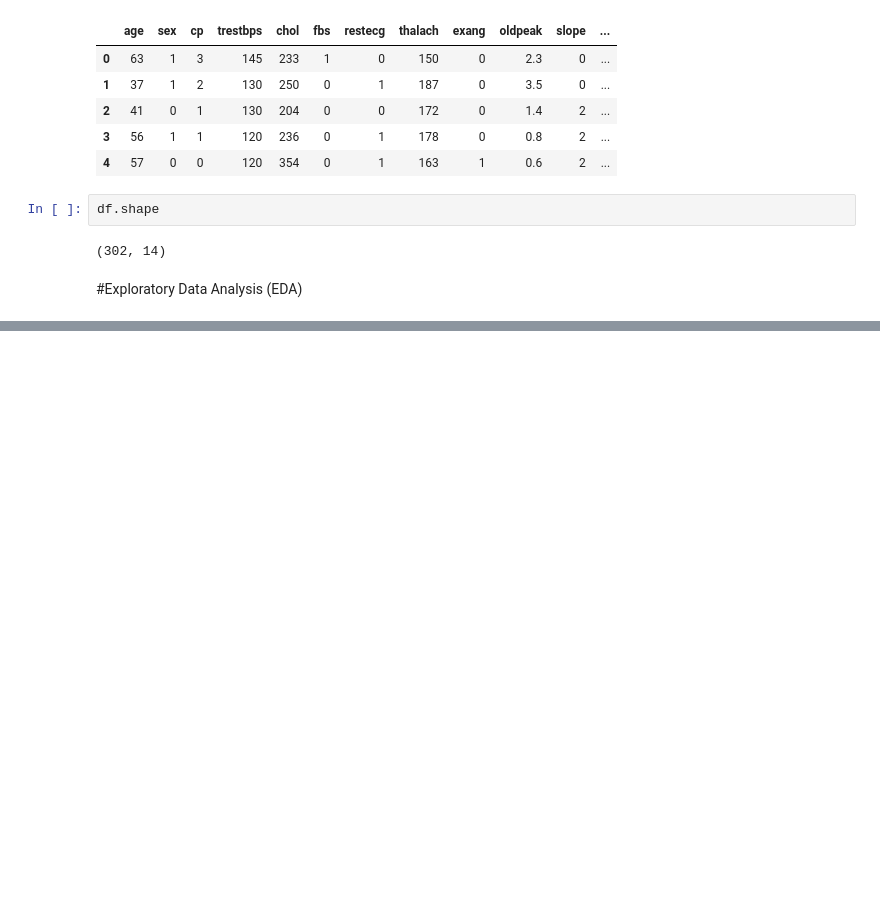
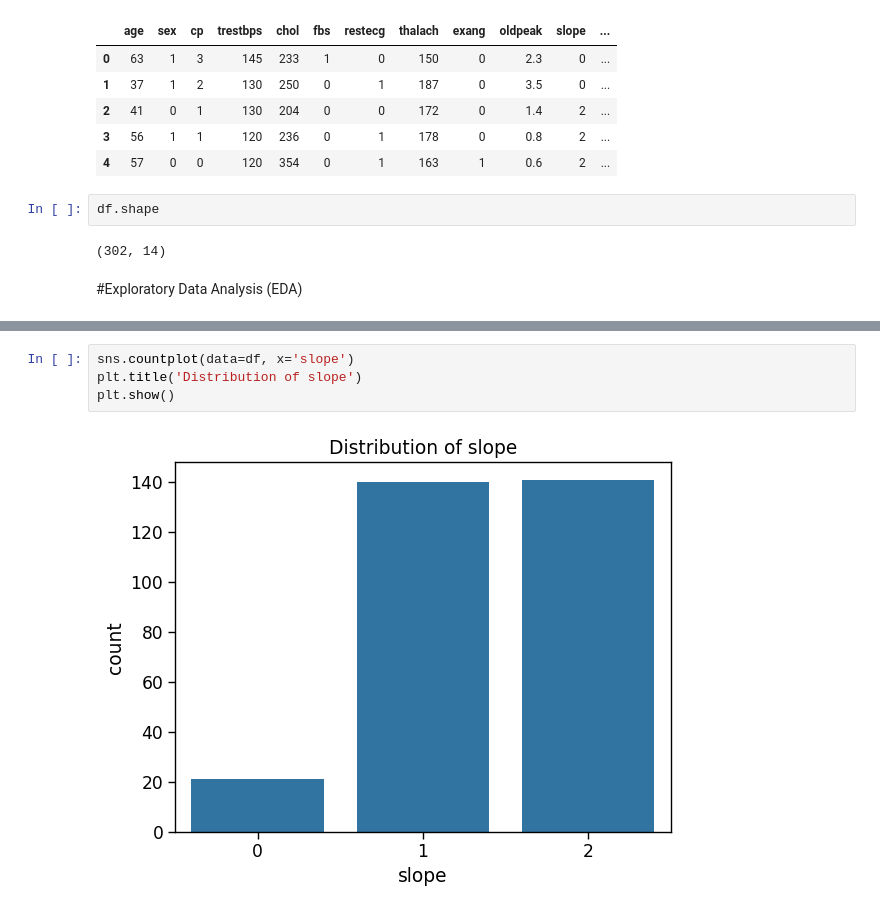
Before and after one commit to touhid0503/Heart_Disease_Diagnosis_Support_System, a Jupyter notebook: HDDSS.ipynb, the cells around one changed output, grey strips where cells are left out. Cells and saved outputs as stored; diff of their text form; blank space fills up the shorter version.

```diff
--- a/HDDSS.ipynb
+++ b/HDDSS.ipynb
@@ -433,0 +460,6 @@ df.shape
+# %%
+sns.countplot(data=df, x='slope')
+plt.title('Distribution of slope')
+plt.show()
+# %% [output]
+[figure, added]
```
Also changed, not shown: parts of 12 cells of this notebook.
